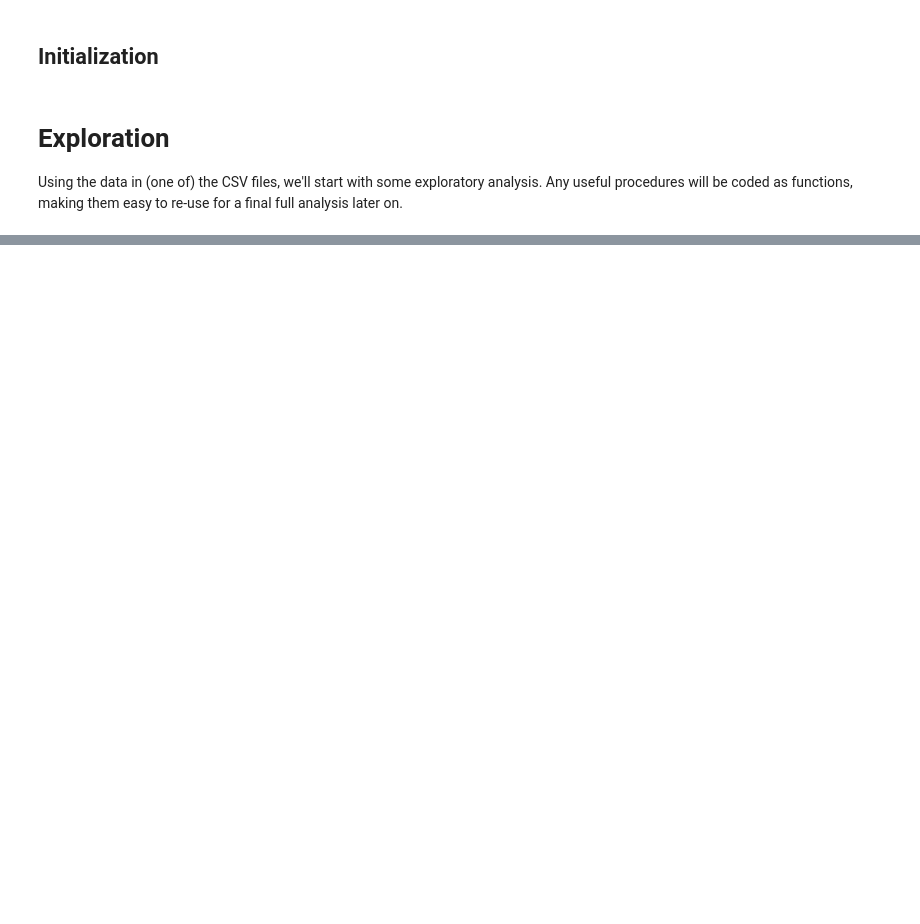
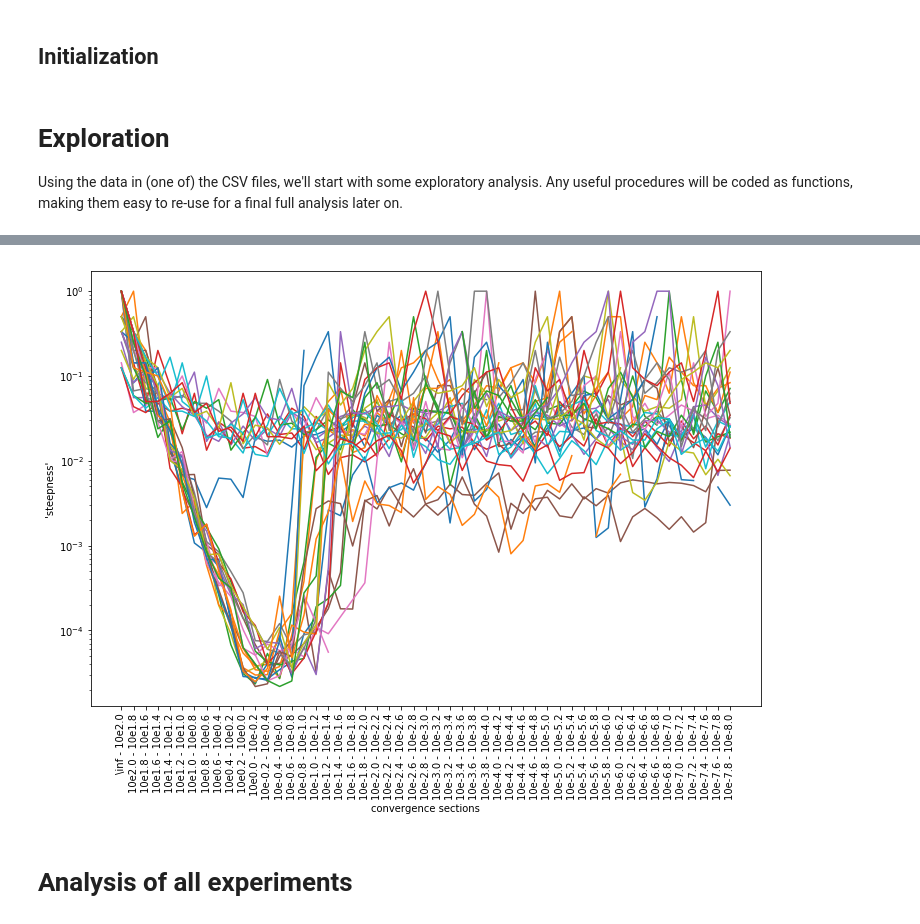
Before and after one commit to sjvrijn/adaptive-ES-configs, a Jupyter notebook: analysis.ipynb, the cells around one changed output, grey strips where cells are left out. Drawn from its saved outputs; the diff is of its cells as text; code cells hidden in the pictures; blank space fills up the shorter version.

```diff
--- a/analysis.ipynb
+++ b/analysis.ipynb
@@ -248,0 +251,16 @@ print(results)
+# %%
+def makecleaninverses(df, columns):
+    return_df = df.copy()
+    for col in columns:
+        return_df[col] = 1/df[col]
+    return_df = return_df.replace(np.inf, np.NaN)
+    return return_df
+# %%
+# Now we plot all differences for each configuration that is best between at least one pair of targets
+subset = makecleaninverses(selectSmallestPerColumn(df_diff, columns), columns)
+fig, ax = plt.subplots(figsize=(12,8))
+plotOnAxis(subset, columns, ax, legend=False)
+plt.yscale('log')
+plt.show()
+# %% [output]
+[figure, added]
@@ -248,0 +282,2 @@ print(results)
+# %% [markdown]
+# Analysis of all experiments
```
Also changed, not shown: parts of 39 cells of this notebook.
